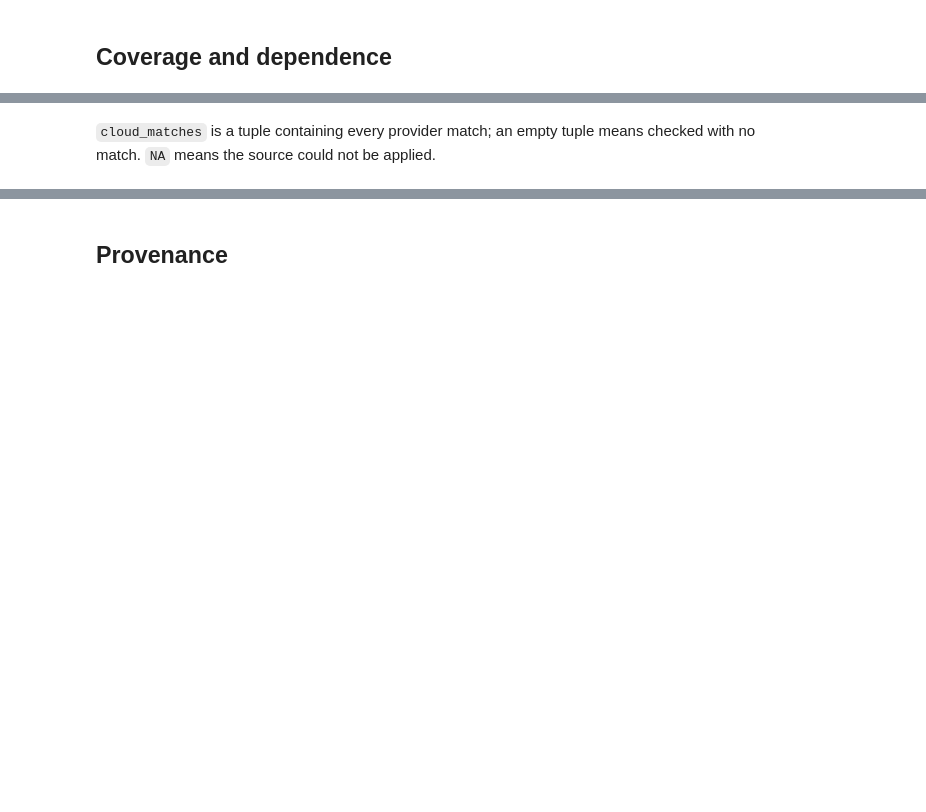
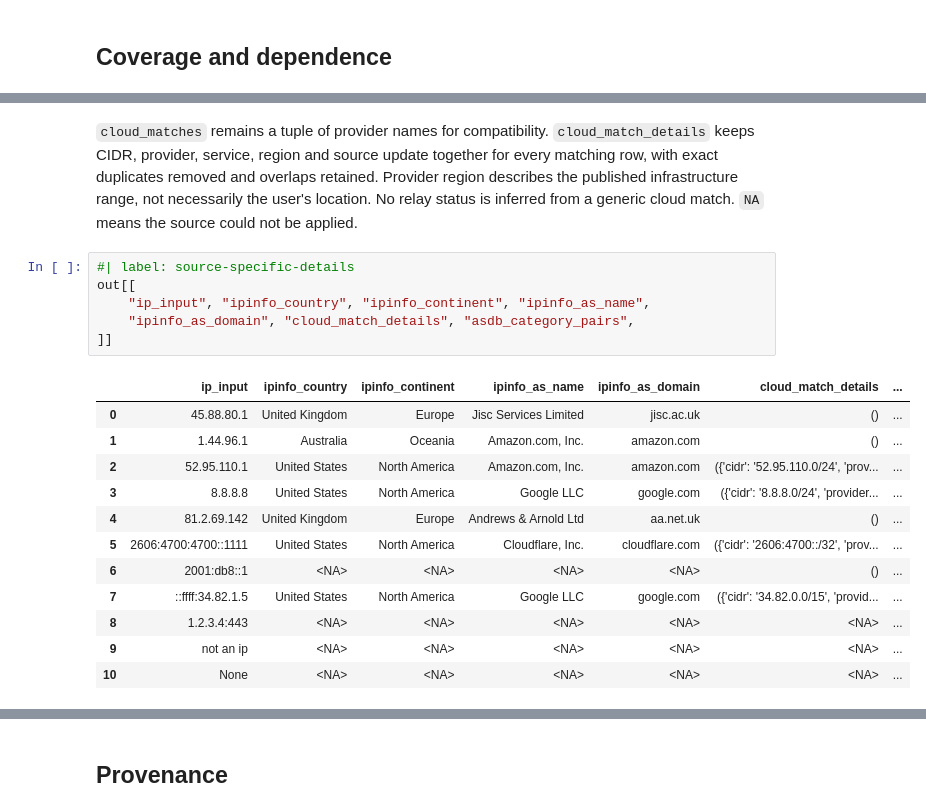
Before and after one commit to clearbranch/openbotrisk, a Jupyter notebook: notebooks/public_ip_enrichment_demo.ipynb, the cells around one changed output, grey strips where cells are left out. Drawn from its saved outputs; the diff is of its cells as text; blank space fills up the shorter version.

```diff
--- a/notebooks/public_ip_enrichment_demo.ipynb
+++ b/notebooks/public_ip_enrichment_demo.ipynb
@@ -165,5 +262,24 @@ out
 # %% [markdown]
-`cloud_matches` is a tuple containing every provider match; an empty tuple means checked with no match. `NA` means the source could not be applied.
+`cloud_matches` remains a tuple of provider names for compatibility. `cloud_match_details` keeps CIDR, provider, service, region and source update together for every matching row, with exact duplicates removed and overlaps retained. Provider region describes the published infrastructure range, not necessarily the user's location. No relay status is inferred from a generic cloud match. `NA` means the source could not be applied.
+# %%
+#| label: source-specific-details
+out[[
+    "ip_input", "ipinfo_country", "ipinfo_continent", "ipinfo_as_name",
+    "ipinfo_as_domain", "cloud_match_details", "asdb_category_pairs",
+]]
+# %% [output]
+|  | ip_input | ipinfo_country | ipinfo_continent | ipinfo_as_name | ipinfo_as_domain | cloud_match_details | ... |
+| 0 | 45.88.80.1 | United Kingdom | Europe | Jisc Services Limited | jisc.ac.uk | () | ... |
+| 1 | 1.44.96.1 | Australia | Oceania | Amazon.com, Inc. | amazon.com | () | ... |
+| 2 | 52.95.110.1 | United States | North America | Amazon.com, Inc. | amazon.com | ({'cidr': '52.95.110.0/24', 'prov... | ... |
+| 3 | 8.8.8.8 | United States | North America | Google LLC | google.com | ({'cidr': '8.8.8.0/24', 'provider... | ... |
+| 4 | 81.2.69.142 | United Kingdom | Europe | Andrews & Arnold Ltd | aa.net.uk | () | ... |
+| 5 | 2606:4700:4700::1111 | United States | North America | Cloudflare, Inc. | cloudflare.com | ({'cidr': '2606:4700::/32', 'prov... | ... |
+| 6 | 2001:db8::1 | <NA> | <NA> | <NA> | <NA> | () | ... |
+| 7 | ::ffff:34.82.1.5 | United States | North America | Google LLC | google.com | ({'cidr': '34.82.0.0/15', 'provid... | ... |
+| 8 | 1.2.3.4:443 | <NA> | <NA> | <NA> | <NA> | <NA> | ... |
+| 9 | not an ip | <NA> | <NA> | <NA> | <NA> | <NA> | ... |
+| 10 | None | <NA> | <NA> | <NA> | <NA> | <NA> | ... |
 # %%
 #| label: na-semantics
 # Report this share next to any flag rate.
```
Also changed, not shown: parts of 18 cells of this notebook, 3 other files.
